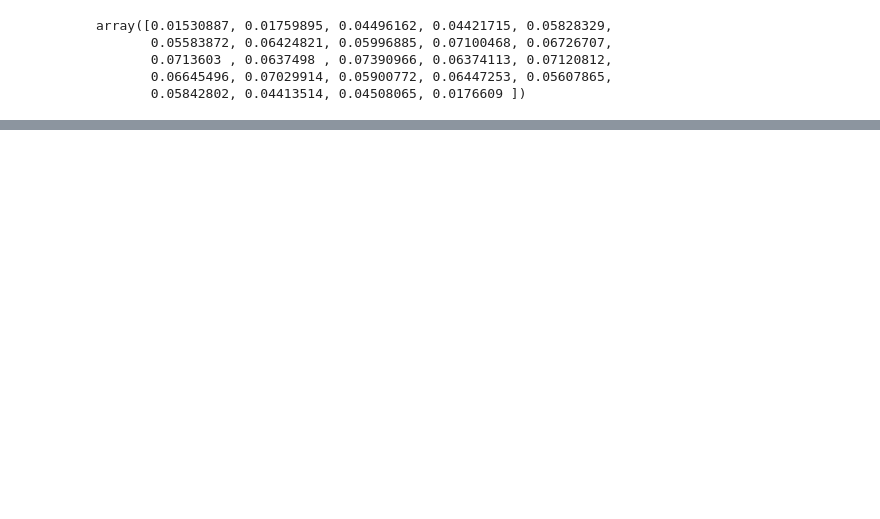
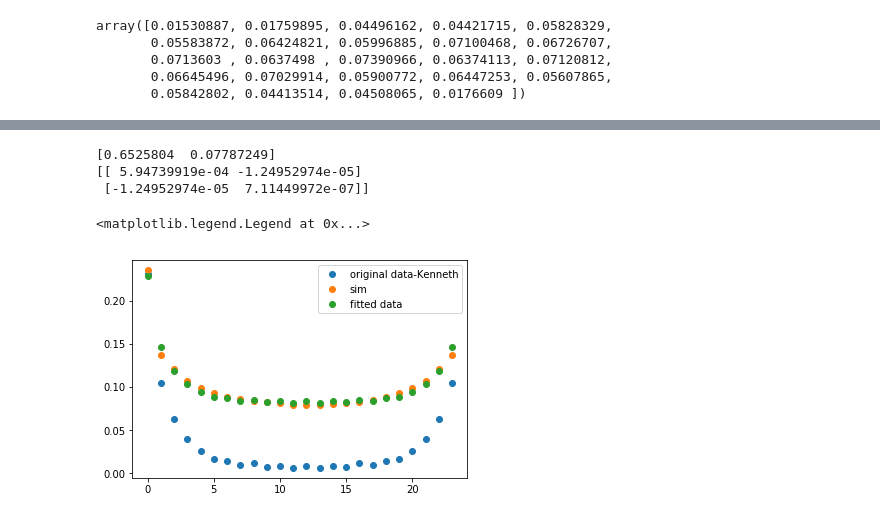
Before and after one commit to nacs-lab/yw-data, a Jupyter notebook: error_analysis/offset.ipynb, the cells around one changed output, grey strips where cells are left out. Drawn from its saved outputs; the diff is of its cells as text; code cells hidden in the pictures; blank space fills up the shorter version.

```diff
--- a/error_analysis/offset.ipynb
+++ b/error_analysis/offset.ipynb
@@ -62,0 +69,6 @@ expdata2 = np.array([0.2230,0.1116,0.0711,0.0480,0.0299,0.0234,0.0162,0.0145,0.0
+# %%
+temp = np.loadtxt('C:/Users/wangy/Downloads/corr_data_20230130_095742.csv',delimiter = ',')
+# %%
+N = 24
+sigma2_pos = temp[0:N]
+sigma1_pos = temp[N]
@@ -62,0 +79,38 @@ expdata2 = np.array([0.2230,0.1116,0.0711,0.0480,0.0299,0.0234,0.0162,0.0145,0.0
+# %%
+ave_sigma2_pos = []
+for i in range(N):
+    ave_sigma2_pos.append(np.trace(sigma2_pos,i)+np.trace(sigma2_pos,i-N))
+ave_sigma2_pos = np.array(ave_sigma2_pos)/N
+
+cor_ave_sigma2_pos = []
+cor_sigma2_pos = np.zeros([N,N])
+for i in range(N):
+    for j in range(N):
+        cor_sigma2_pos[i,j] = sigma2_pos[i,j]-sigma1_pos[i]*sigma1_pos[j]
+for i in range(N):
+    cor_ave_sigma2_pos.append(np.trace(cor_sigma2_pos,i)+np.trace(cor_sigma2_pos,i-N))
+cor_ave_sigma2_pos = np.array(cor_ave_sigma2_pos)/N
+# %%
+def fit_func(x,k,b):
+    return np.log(k*ave_sigma2_pos+b)
+# %%
+x = np.arange(N)
+plt.plot(x,ave_sigma2_pos,marker = 'o',ls = '',label = 'original data-Kenneth')
+#plt.plot(x,cor_ave_sigma2_pos,marker = 'o',ls = '',label = 'data-Kenneth-cor')
+p,perr = curve_fit(fit_func,np.arange(len(ave_sigma2_pos)),np.log(simdata),p0=[0.7,0.07])
+print(p)
+print(perr)
+plt.plot(data[:,0],simdata,marker = 'o',ls = '',label = 'sim')
+plt.plot(data[:,0],ave_sigma2_pos*p[0]+p[1],marker = 'o',ls = '',label = 'fitted data')
+
+# plt.plot(data[:,0],simdata,marker = 'o',ls = '',label = 'sim')
+# plt.plot(data[:,0],simdata*p[0]+p[1],marker = 'o',ls = '',label = 'fitted')
+plt.legend()
+#plt.xscale('log')
+#plt.yscale('log')
+# %% [output]
+[0.6525804  0.07787249]
+[[ 5.94739919e-04 -1.24952974e-05]
+ [-1.24952974e-05  7.11449972e-07]]
+<matplotlib.legend.Legend at 0x...>
+[figure, added]
```
Also changed, not shown: parts of 5 cells of this notebook, 3 other files.
